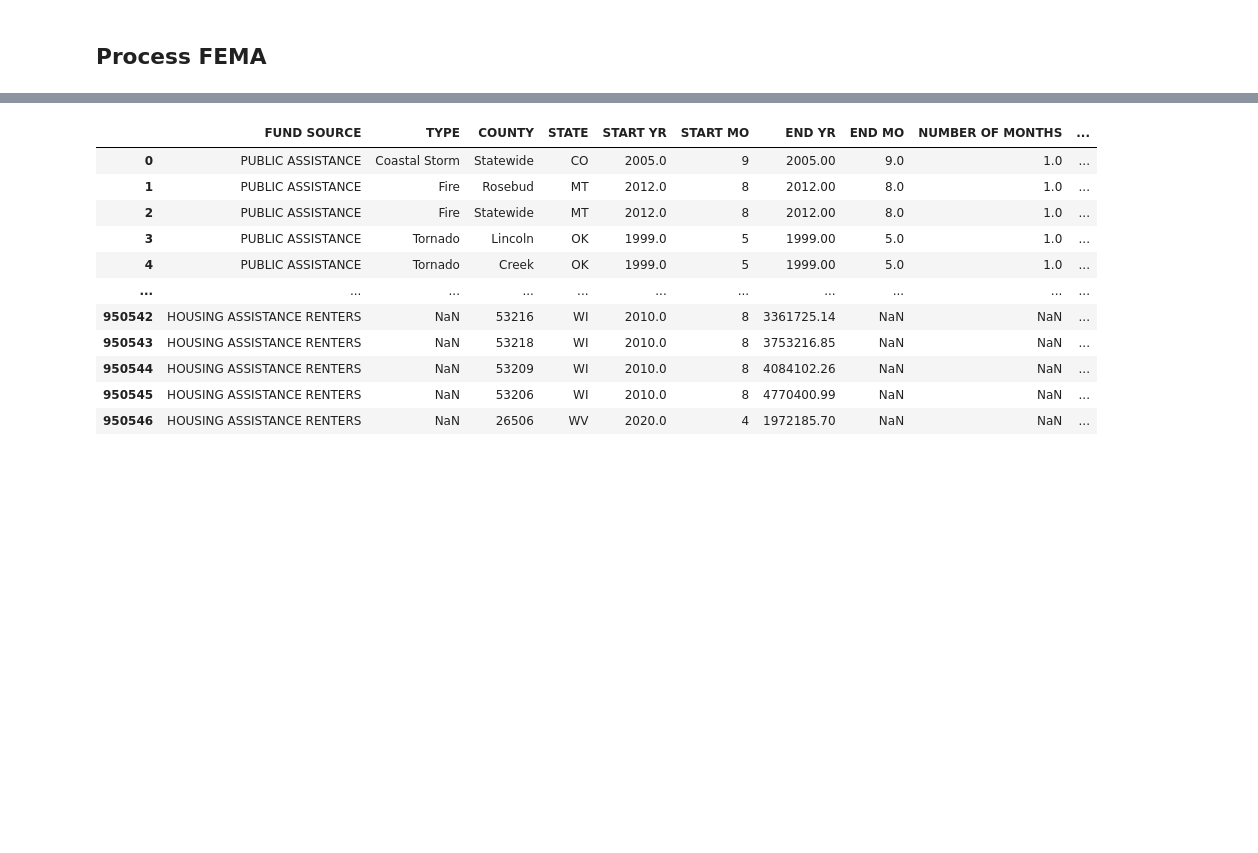
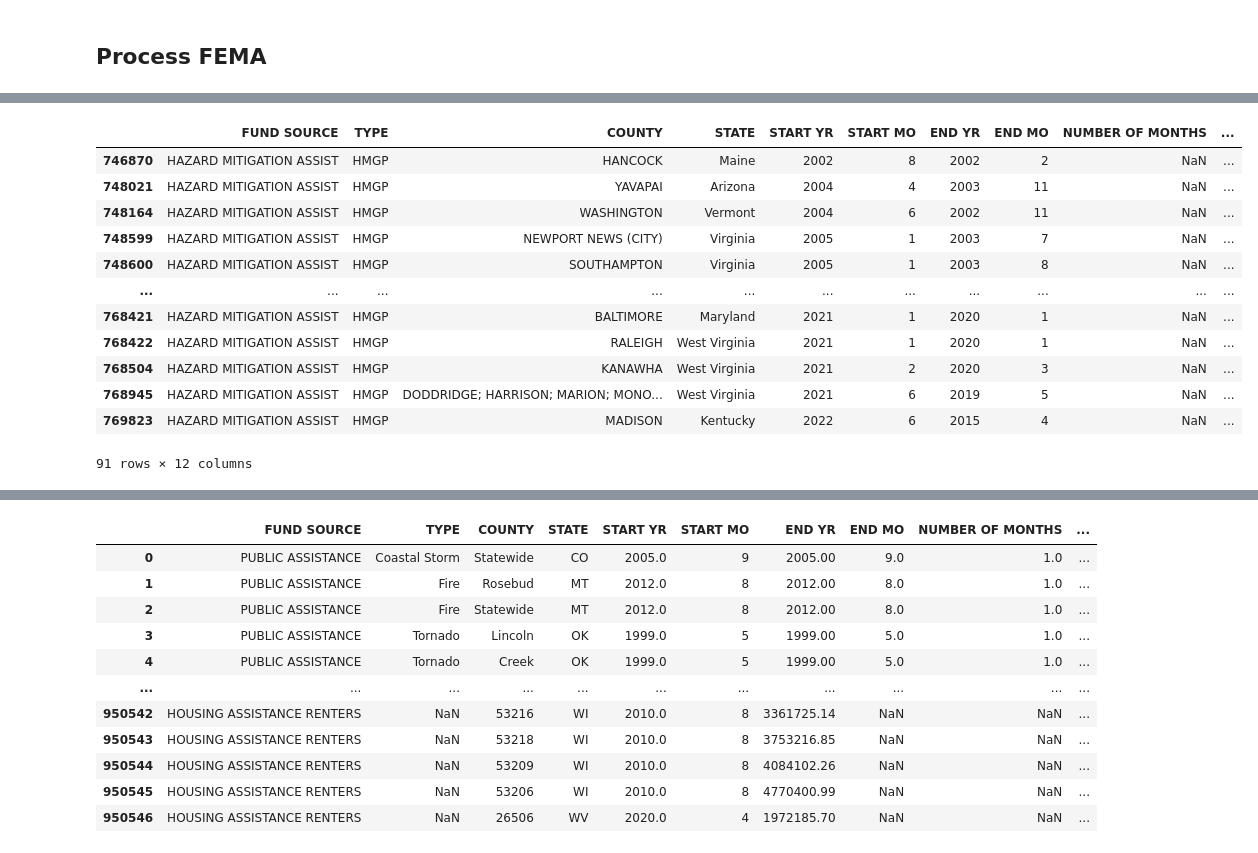
Before and after one commit to hmobley/environment, a Jupyter notebook: fema.ipynb, the cells around one changed output, grey strips where cells are left out. Saved outputs shown, nothing was run; the diff lists cells and outputs as text; code cells hidden in the pictures; blank space fills up the shorter version.

```diff
--- a/fema.ipynb
+++ b/fema.ipynb
@@ -73,14 +73,15 @@ base_dir = '/content/drive/MyDrive/environment'
 out_dir = os.path.join(base_dir,"out2")
 
 # FEMA
-fema_in_file = "HELP HELP.xlsx"
-#fema_in_file = "HELP HELP2.xlsx"
+#fema_in_file = "HELP HELP.xlsx"
+fema_in_file = "HELP HELP2.xlsx"
 fema_fed_out_file = "fema_fed_by_month"     # .csv added later
 fema_st_out_file = "fema_state_by_month"    # .csv added later
 fema_tot_out_file = "fema_total_by_month"   # .csv added later
 
 fema_err_dt1_out_file = "fema_err_start_date.csv"
 fema_err_dt2_out_file = "fema_err_end_date.csv"
+fema_err_dt2_lt_dt1_file = "fema_err_start_date_gt_end_date.csv"
 fema_err_tot_spend = "fema_err_total_spend.csv"
 fema_err_fed_spend = "fema_err_fed_spend.csv"
 fema_err_st_spend = "fema_err_state_spend.csv"
@@ -277,5 +313,7 @@ display(dffema)
 dffema_len = len(dffema)
 #dffema = dffema.reindex(dffema.columns.tolist()+dti.tolist(),
 #                        fill_value=0.,axis=1)
+# maintain copy for later
+dffema_orig = dffema.copy()
 # %% [output]
 |  | FUND SOURCE | TYPE | COUNTY | STATE | START YR | START MO | END YR | END MO | NUMBER OF MONTHS | ... |
@@ -301,3 +398,22 @@ dffema_len = len(dffema)
+# %%
+#dffema[dffema["months"]==0]
+#dffema_orig[dffema_orig.index==746870]
+display(dffema_orig[(pd.to_datetime(dffema_orig['END YR'].astype(str)+" "+dffema_orig['END MO'].astype(str))) \
+                    < (pd.to_datetime(dffema_orig['START YR'].astype(str)+" "+dffema_orig['START MO'].astype(str)))])
+# %% [output]
+|  | FUND SOURCE | TYPE | COUNTY | STATE | START YR | START MO | END YR | END MO | NUMBER OF MONTHS | ... |
+| 746870 | HAZARD MITIGATION ASSIST | HMGP | HANCOCK | Maine | 2002 | 8 | 2002 | 2 | NaN | ... |
+| 748021 | HAZARD MITIGATION ASSIST | HMGP | YAVAPAI | Arizona | 2004 | 4 | 2003 | 11 | NaN | ... |
+| 748164 | HAZARD MITIGATION ASSIST | HMGP | WASHINGTON | Vermont | 2004 | 6 | 2002 | 11 | NaN | ... |
+| 748599 | HAZARD MITIGATION ASSIST | HMGP | NEWPORT NEWS (CITY) | Virginia | 2005 | 1 | 2003 | 7 | NaN | ... |
+| 748600 | HAZARD MITIGATION ASSIST | HMGP | SOUTHAMPTON | Virginia | 2005 | 1 | 2003 | 8 | NaN | ... |
+| ... | ... | ... | ... | ... | ... | ... | ... | ... | ... | ... |
+| 768421 | HAZARD MITIGATION ASSIST | HMGP | BALTIMORE | Maryland | 2021 | 1 | 2020 | 1 | NaN | ... |
+| 768422 | HAZARD MITIGATION ASSIST | HMGP | RALEIGH | West Virginia | 2021 | 1 | 2020 | 1 | NaN | ... |
+| 768504 | HAZARD MITIGATION ASSIST | HMGP | KANAWHA | West Virginia | 2021 | 2 | 2020 | 3 | NaN | ... |
+| 768945 | HAZARD MITIGATION ASSIST | HMGP | DODDRIDGE; HARRISON; MARION; MONO... | West Virginia | 2021 | 6 | 2019 | 5 | NaN | ... |
+| 769823 | HAZARD MITIGATION ASSIST | HMGP | MADISON | Kentucky | 2022 | 6 | 2015 | 4 | NaN | ... |
+91 rows × 12 columns
 # %%
 df = pd.DataFrame({
     #"ID":[0,1,2,3,4,5],
```
Also changed, not shown: parts of 15 cells of this notebook.
